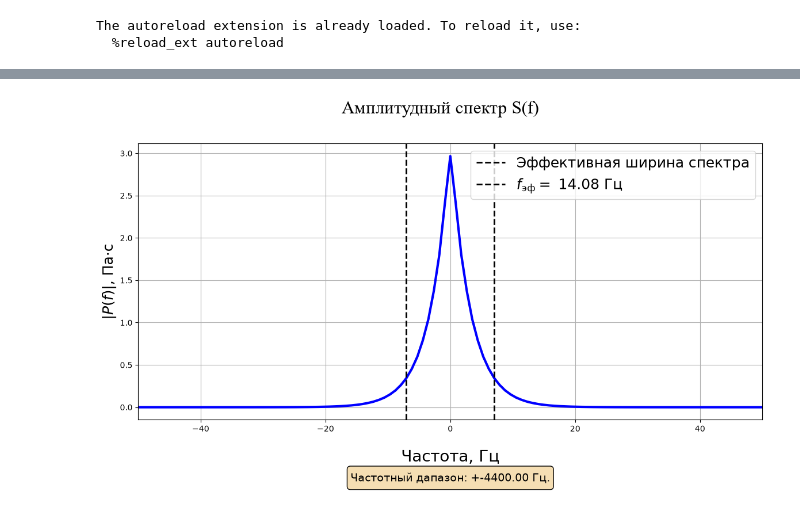
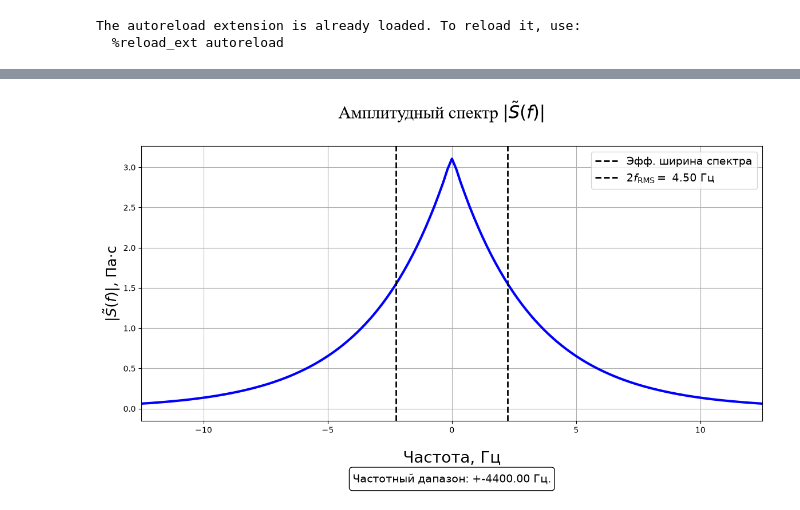
Before and after one commit to veitnemed/piling-main, a Jupyter notebook: notebook.ipynb, the cells around one changed output, grey strips where cells are left out. Drawn from its saved outputs; the diff is of its cells as text; code cells hidden in the pictures.

```diff
--- a/notebook.ipynb
+++ b/notebook.ipynb
@@ -32,7 +33,7 @@ pulse_signal = get_impulse_signal(config_parametrs)
 en_signal = calculate_energy(pulse_signal, config_parametrs["time_vector"])
 # %%
 freq_signal = calculate_freq_spectr(pulse_signal, cfg.FS)
-B = calculate_99(config_parametrs["freq_vector"], freq_signal)
+B = calculate_f_rms(freq_signal, config_parametrs)
 eff_B = 2*B
 # %%
 
@@ -122,9 +123,9 @@ ax.plot(
 
 # Названия осей и заголовок
 ax.set_xlabel("Частота, Гц", labelpad=20, fontsize=20)
-ax.set_ylabel(r"$|P(f)|$, Па·с", fontsize=18)
+ax.set_ylabel(r"$|\tilde{S}(f)|$, Па·с", fontsize=18)
 fig.suptitle(
-    title_main,
+    r"Амплитудный спектр $|\tilde{S}(f)|$",
     y=0.925, va="center",
     fontfamily="Times New Roman", fontsize=22
 )
@@ -134,38 +135,38 @@ fig.suptitle(
 
 ax.axvline(
     -B,
     color="black", linestyle="--", linewidth=2,
-    label="Эффективная ширина спектра"
+    label="Эфф. ширина спектра"
 )
 
 ax.axvline(
     B,
     color="black", linestyle="--", linewidth=2,
-    label=r"$f_\text{эф} = $" + f" {2*B:.2f} Гц"
+    label=r"$2f_\text{RMS} = $" + f" {2*B:.2f} Гц"
 )
 
-ax.legend(loc="upper right", fontsize=18)
+ax.legend(loc="upper right", fontsize=14)
 
 # Параметры под графиком
 info = (
 
     f"Частотный дапазон: +-{config_parametrs['fs']/2:.2f} Гц."
 
 )
-ax.set_xlim(-50,50)
+ax.set_xlim(-12.5,12.5)
 ax.text(
     0.5, -0.18, info,
     transform=ax.transAxes,
     fontsize=14, linespacing=1.5,
     ha="center", va="top",
     bbox=dict(boxstyle="round", facecolor="none", alpha=1),
     clip_on=False
 )
 ax.grid(True)
 plt.savefig(fname = f"images/notebook/{title_main}", bbox_inches = 'tight', dpi = 300)
 plt.show()
 # %% [output]
-[figure, old version]
+[figure, new version]
 # %%
 # Построение графика
 
```
Also changed, not shown: parts of 7 cells of this notebook, 18 other files.
